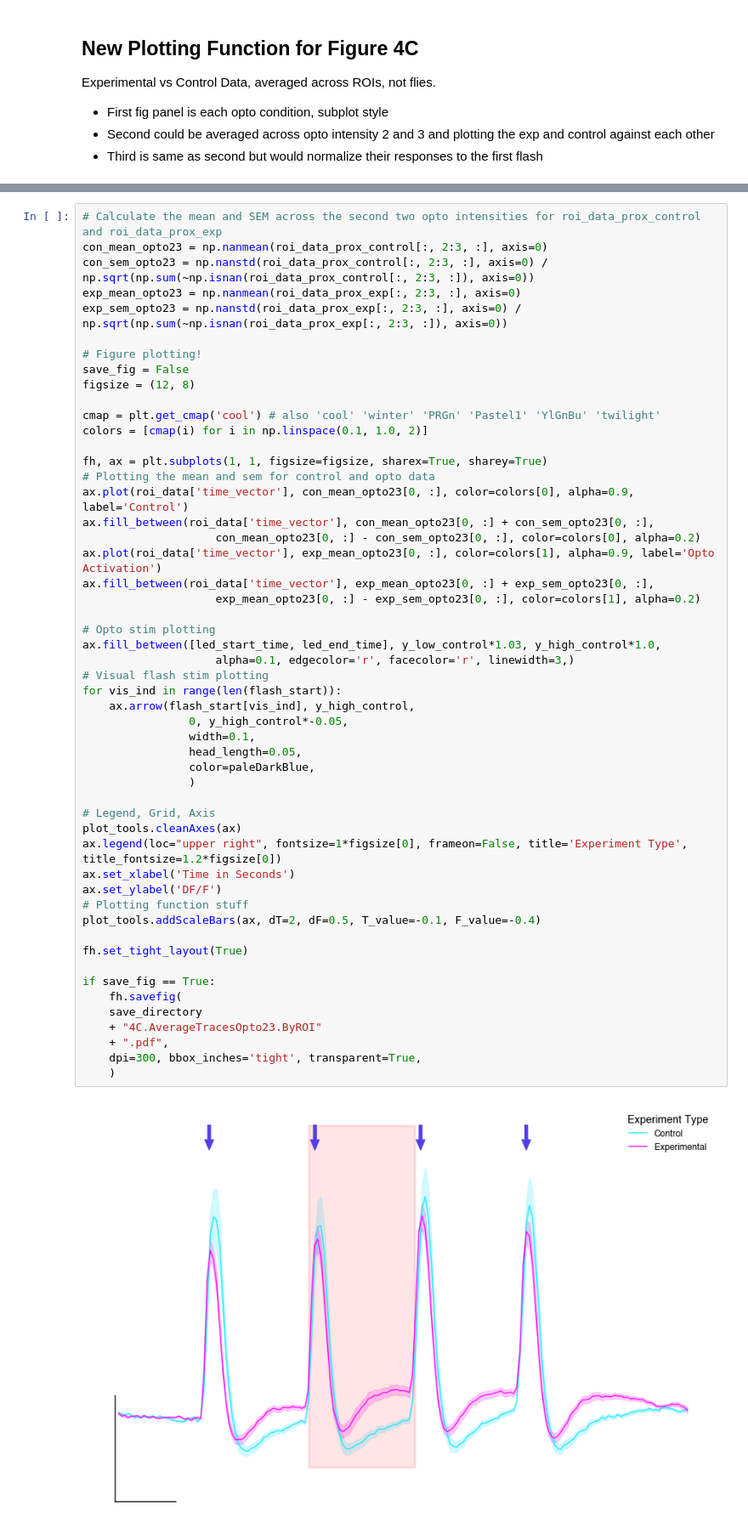
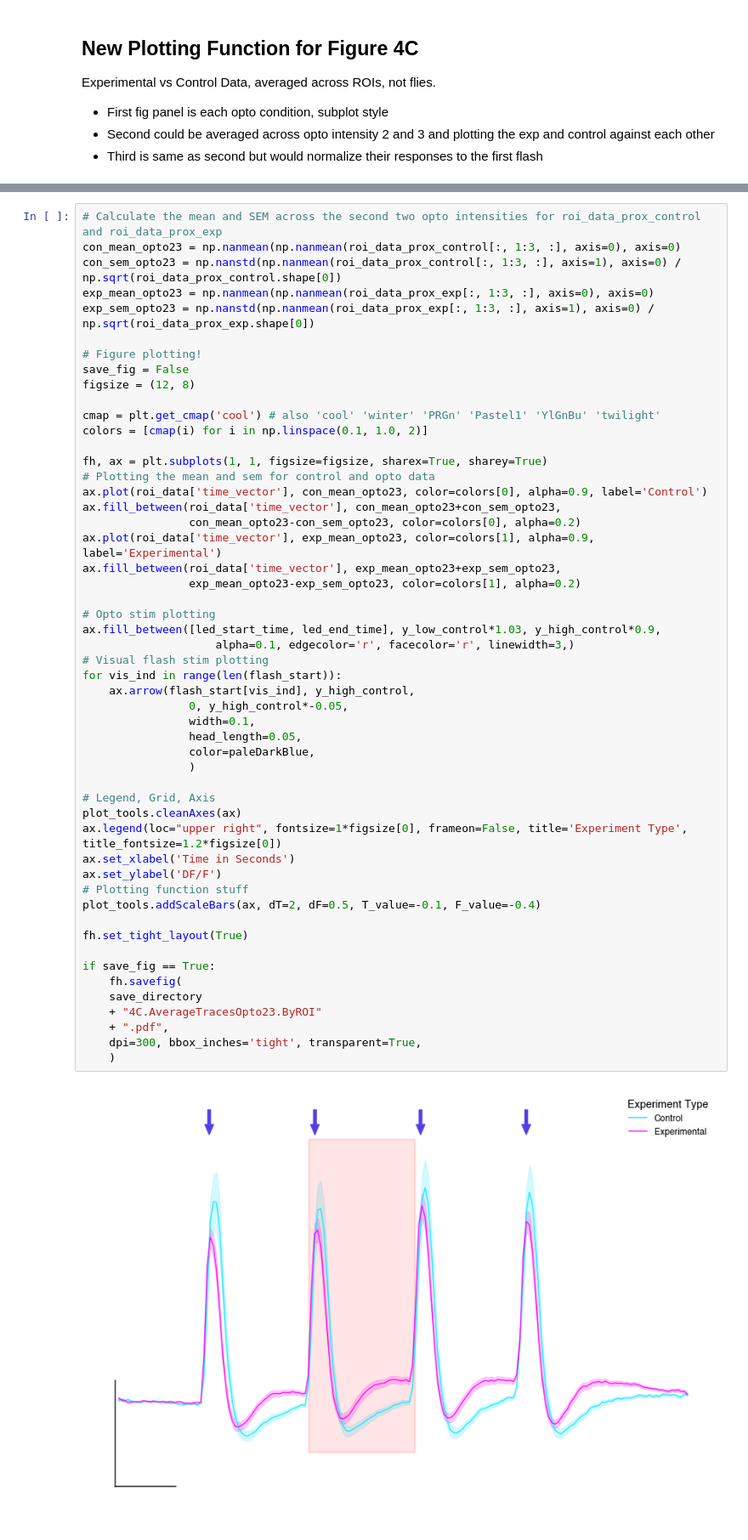
Before and after one commit to Biofall/two_photon_analysis, a Jupyter notebook: notebooks/fig_generator.ipynb, the cells around one changed output, grey strips where cells are left out. Shown at 85% size. Drawn from its saved outputs; the diff is of its cells as text.

```diff
--- a/notebooks/fig_generator.ipynb
+++ b/notebooks/fig_generator.ipynb
@@ -530,9 +531,9 @@ Averaging arcross last two opto intentsities
 # %%
 # Calculate the mean and SEM across the second two opto intensities for roi_data_prox_control and roi_data_prox_exp
-con_mean_opto23 = np.nanmean(roi_data_prox_control[:, 2:3, :], axis=0)
-con_sem_opto23 = np.nanstd(roi_data_prox_control[:, 2:3, :], axis=0) / np.sqrt(np.sum(~np.isnan(roi_data_prox_control[:, 2:3, :]), axis=0))
-exp_mean_opto23 = np.nanmean(roi_data_prox_exp[:, 2:3, :], axis=0)
-exp_sem_opto23 = np.nanstd(roi_data_prox_exp[:, 2:3, :], axis=0) / np.sqrt(np.sum(~np.isnan(roi_data_prox_exp[:, 2:3, :]), axis=0))
+con_mean_opto23 = np.nanmean(np.nanmean(roi_data_prox_control[:, 1:3, :], axis=0), axis=0)
+con_sem_opto23 = np.nanstd(np.nanmean(roi_data_prox_control[:, 1:3, :], axis=1), axis=0) / np.sqrt(roi_data_prox_control.shape[0])
+exp_mean_opto23 = np.nanmean(np.nanmean(roi_data_prox_exp[:, 1:3, :], axis=0), axis=0)
+exp_sem_opto23 = np.nanstd(np.nanmean(roi_data_prox_exp[:, 1:3, :], axis=1), axis=0) / np.sqrt(roi_data_prox_exp.shape[0])
 
 # Figure plotting!
 save_fig = False
@@ -543,41 +544,41 @@ colors = [cmap(i) for i in np.linspace(0.1, 1.0, 2)]
 
 fh, ax = plt.subplots(1, 1, figsize=figsize, sharex=True, sharey=True)
 # Plotting the mean and sem for control and opto data
-ax.plot(roi_data['time_vector'], con_mean_opto23[0, :], color=colors[0], alpha=0.9, label='Control')
-ax.fill_between(roi_data['time_vector'], con_mean_opto23[0, :] + con_sem_opto23[0, :],
-                    con_mean_opto23[0, :] - con_sem_opto23[0, :], color=colors[0], alpha=0.2)
-ax.plot(roi_data['time_vector'], exp_mean_opto23[0, :], color=colors[1], alpha=0.9, label='Opto Activation')
-ax.fill_between(roi_data['time_vector'], exp_mean_opto23[0, :] + exp_sem_opto23[0, :],
-                    exp_mean_opto23[0, :] - exp_sem_opto23[0, :], color=colors[1], alpha=0.2)
+ax.plot(roi_data['time_vector'], con_mean_opto23, color=colors[0], alpha=0.9, label='Control')
+ax.fill_between(roi_data['time_vector'], con_mean_opto23+con_sem_opto23,
+                con_mean_opto23-con_sem_opto23, color=colors[0], alpha=0.2)
+ax.plot(roi_data['time_vector'], exp_mean_opto23, color=colors[1], alpha=0.9, label='Experimental')
+ax.fill_between(roi_data['time_vector'], exp_mean_opto23+exp_sem_opto23,
+                exp_mean_opto23-exp_sem_opto23, color=colors[1], alpha=0.2)
 
 # Opto stim plotting
-ax.fill_between([led_start_time, led_end_time], y_low_control*1.03, y_high_control*1.0,
+ax.fill_between([led_start_time, led_end_time], y_low_control*1.03, y_high_control*0.9,
                     alpha=0.1, edgecolor='r', facecolor='r', linewidth=3,)
 # Visual flash stim plotting
 for vis_ind in range(len(flash_start)):
     ax.arrow(flash_start[vis_ind], y_high_control,
                 0, y_high_control*-0.05,
                 width=0.1,
                 head_length=0.05,
                 color=paleDarkBlue,
                 )
 
 # Legend, Grid, Axis
 plot_tools.cleanAxes(ax)
 ax.legend(loc="upper right", fontsize=1*figsize[0], frameon=False, title='Experiment Type', title_fontsize=1.2*figsize[0])
 ax.set_xlabel('Time in Seconds')
 ax.set_ylabel('DF/F')
 # Plotting function stuff
 plot_tools.addScaleBars(ax, dT=2, dF=0.5, T_value=-0.1, F_value=-0.4)
 
 fh.set_tight_layout(True)
 
 if save_fig == True:
     fh.savefig(
     save_directory
     + "4C.AverageTracesOpto23.ByROI"
     + ".pdf",
     dpi=300, bbox_inches='tight', transparent=True,
     )
 # %% [output]
-[figure, old version]
+[figure, new version]
```
Also changed, not shown: parts of 8 cells of this notebook.
